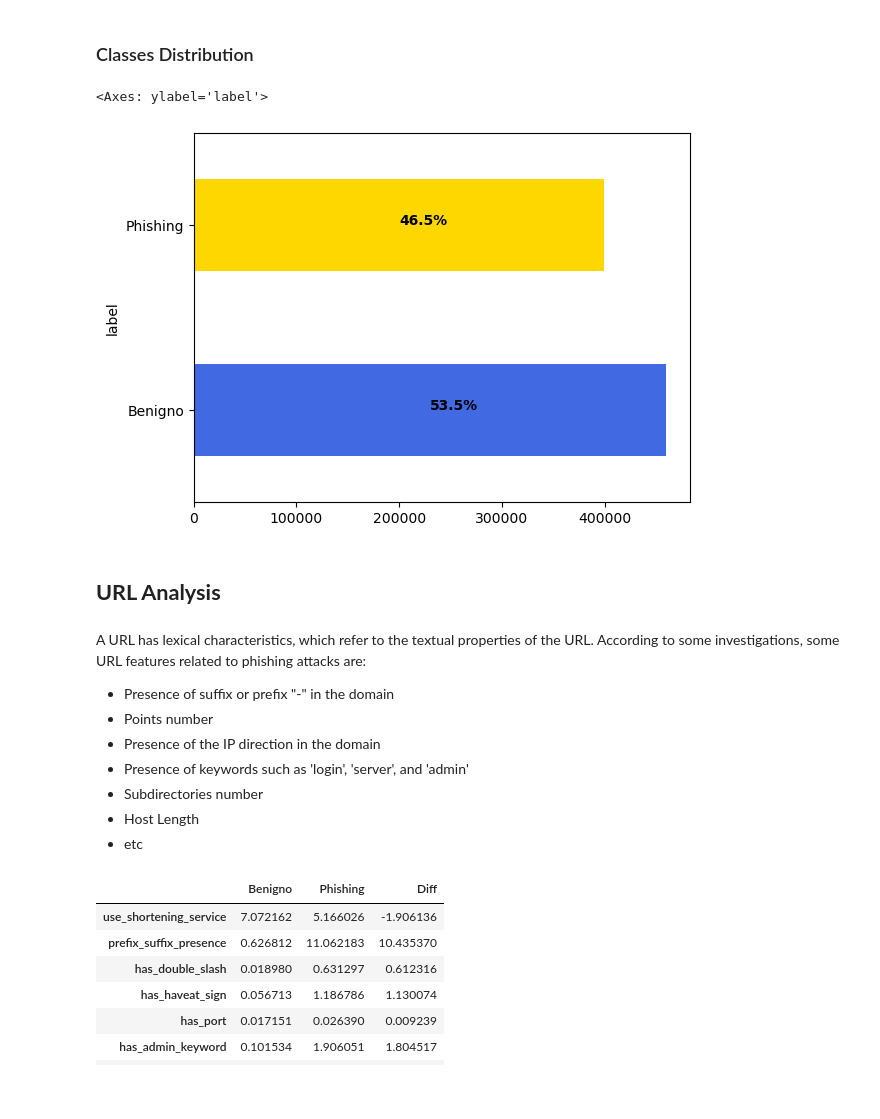
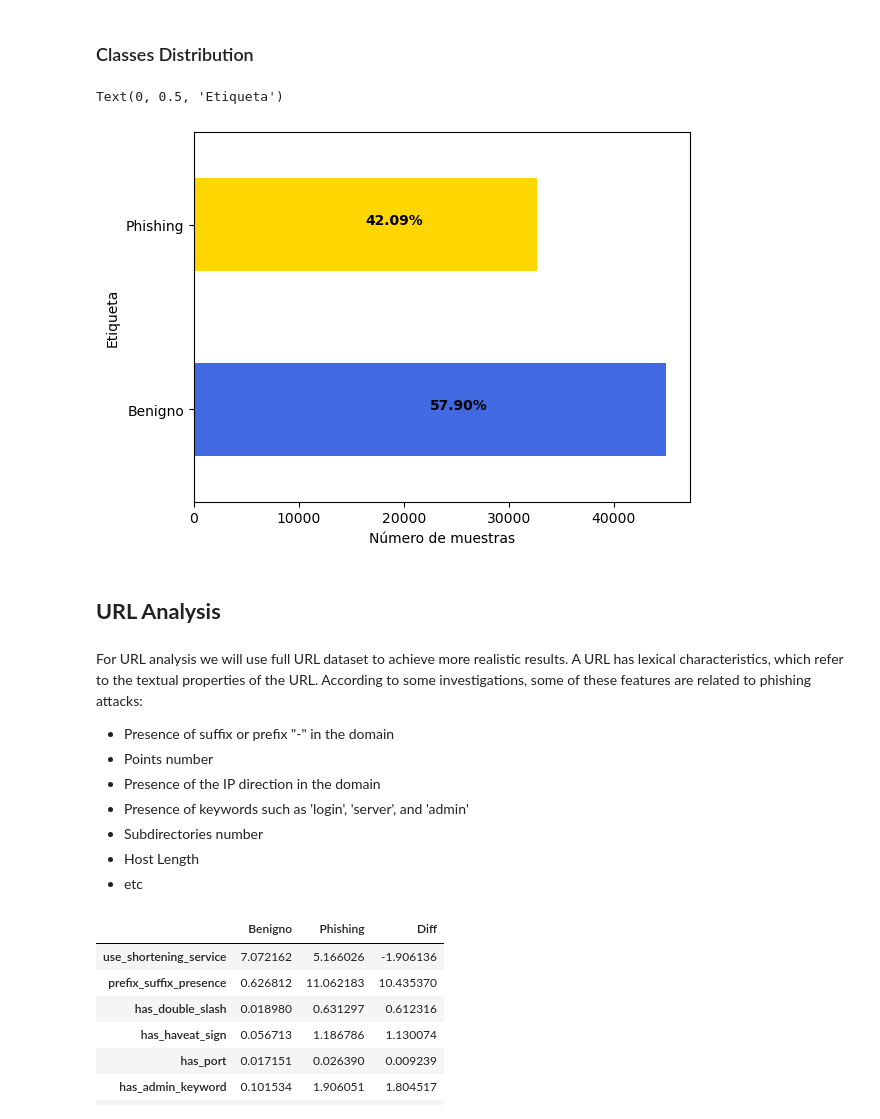
Before and after one commit to EstAlvB/Phishing-Detection-with-BERT, a Jupyter notebook: analysis.ipynb, the cells around one changed output. Saved outputs shown, nothing was run; the diff lists cells and outputs as text; code cells hidden in the pictures; blank space fills up the shorter version.

```diff
--- a/analysis.ipynb
+++ b/analysis.ipynb
@@ -10,24 +10,27 @@ from features import HTMLFeatures, URLFeatures, TextFeatures
 * * *
 # %%
 # importing datasets
-texts = pd.read_csv('DATASETS/PRE/TEXTS.csv')
-urls = pd.read_csv('DATASETS/PRE/URLS.csv')
-webs = pd.read_csv('DATASETS/PRE/WEBS.csv')
+texts = pd.read_json('DATASETS/PRE/texts.json')
+urls = pd.read_json('DATASETS/PRE/urls.json')
+webs = pd.read_json('DATASETS/PRE/webs.json')
+combined = pd.read_json('DATASETS/FINAL/combined_reduced.json')
 # %% [markdown]
 ### Classes Distribution
 # %%
-dist = pd.concat([texts['label'], urls['label'], webs['label']]).value_counts()
+dist = combined['label'].value_counts()
 dist.index = dist.index.map({0: 'Benigno', 1: 'Phishing'})
-plt.text(230010, 0, '53.5%', color='black', fontweight='bold')
-plt.text(200000, 1, '46.5%', color='black', fontweight='bold')
+plt.text(22450, 0, '57.90%', color='black', fontweight='bold')
+plt.text(16350, 1, '42.09%', color='black', fontweight='bold')
 dist.plot.barh(color=['royalblue', 'gold'])
+plt.xlabel('Número de muestras')
+plt.ylabel('Etiqueta')
 # %% [output]
-<Axes: ylabel='label'>
+Text(0, 0.5, 'Etiqueta')
-[figure, old version]
+[figure, new version]
 # %% [markdown]
 ## **URL Analysis**
 # %% [markdown]
-A URL has lexical characteristics, which refer to the textual properties of the URL. According to some investigations, some URL features related to phishing attacks are:
+For URL analysis we will use full URL dataset to achieve more realistic results. A URL has lexical characteristics, which refer to the textual properties of the URL. According to some investigations, some of these features are related to phishing attacks:
 
 - Presence of suffix or prefix "-" in the domain
 - Points number
```
Also changed, not shown: 1 other file.
